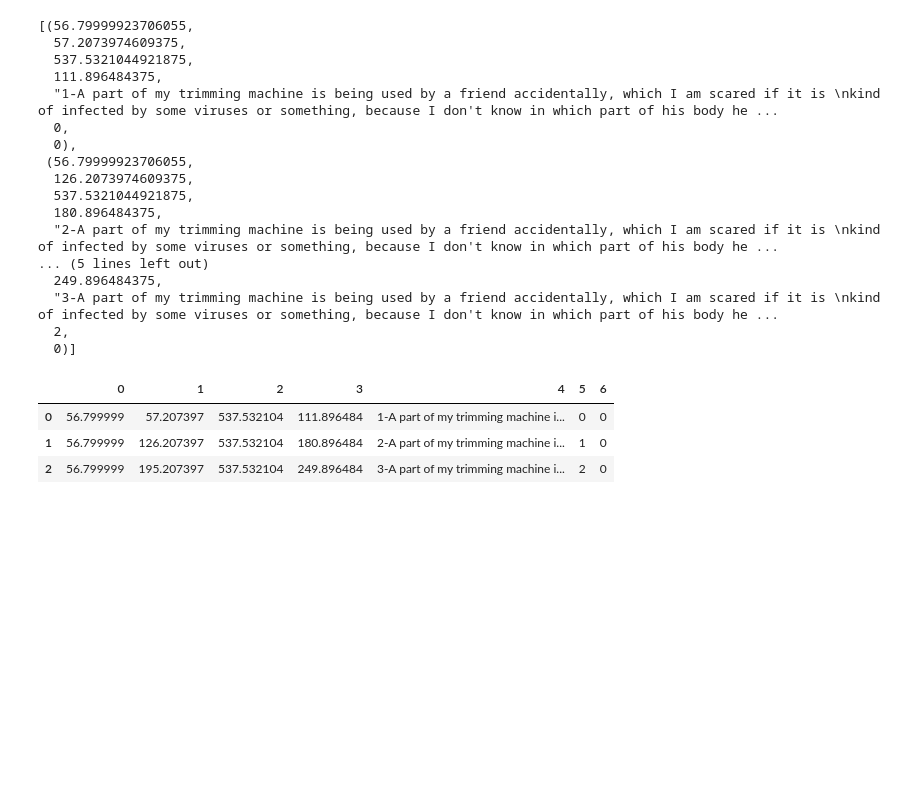
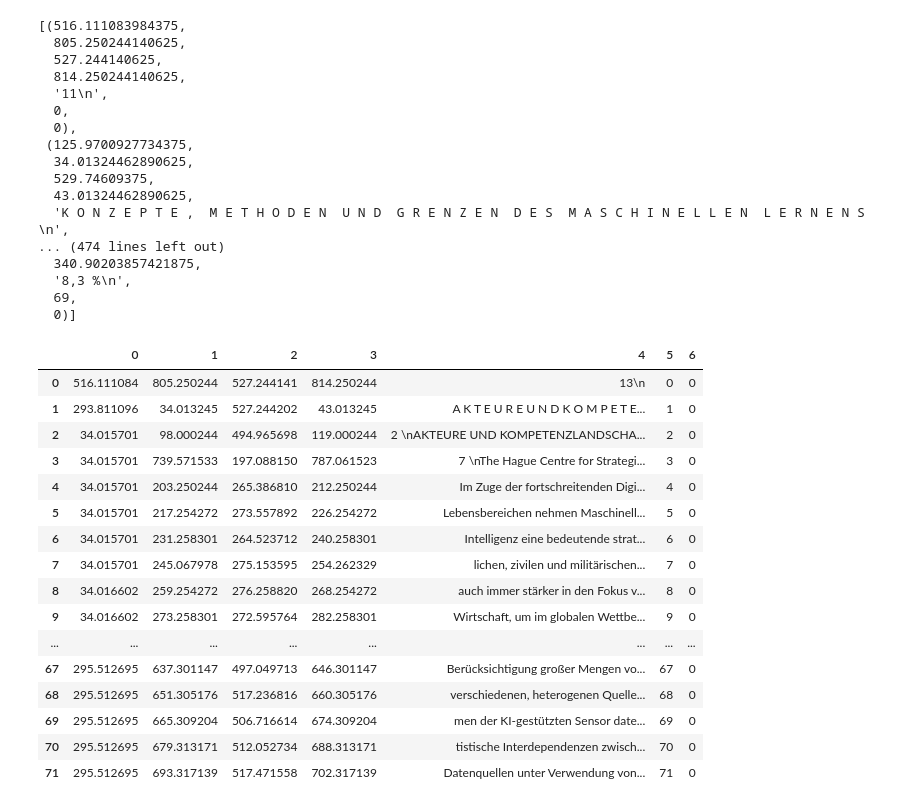
Before and after one commit to mjoudy/pdf_parsing, a Jupyter notebook: test_blocks.ipynb, the cells around one changed output. Drawn from its saved outputs; the diff is of its cells as text; code cells hidden in the pictures; blank space fills up the shorter version.

```diff
--- a/test_blocks.ipynb
+++ b/test_blocks.ipynb
@@ -3,36 +3,50 @@ import fitz  # PyMuPDF for PDF handling
 import pandas as pd  # For DataFrame handling
 import re  # Regular Expressions for text processing
 # %%
-pdf = fitz.open("c.pdf")  # Open PDF
+pdf = fitz.open("a.pdf")  # Open PDF
 # %%
-page13 = pdf.load_page(0)  # Load page 13
+page13 = pdf.load_page(12)  # Load page 15
 # %%
 text = page13.get_text("blocks")  # Extract text from page 13
 # %%
 text
 # %% [output]
-[(56.79999923706055,
-  57.2073974609375,
-  537.5321044921875,
-  111.896484375,
-  "1-A part of my trimming machine is being used by a friend accidentally, which I am scared if it is \nkind of infected by some viruses or something, because I don't know in which part of his body he ...
+[(516.111083984375,
+  805.250244140625,
+  527.244140625,
+  814.250244140625,
+  '11\n',
   0,
   0),
- (56.79999923706055,
-  126.2073974609375,
-  537.5321044921875,
-  180.896484375,
-  "2-A part of my trimming machine is being used by a friend accidentally, which I am scared if it is \nkind of infected by some viruses or something, because I don't know in which part of his body he ...
-... (5 lines left out)
-  249.896484375,
-  "3-A part of my trimming machine is being used by a friend accidentally, which I am scared if it is \nkind of infected by some viruses or something, because I don't know in which part of his body he ...
-  2,
+ (125.9700927734375,
+  34.01324462890625,
+  529.74609375,
+  43.01324462890625,
+  'K O N Z E P T E ,  M E T H O D E N  U N D  G R E N Z E N  D E S  M A S C H I N E L L E N  L E R N E N S \n',
+... (474 lines left out)
+  340.90203857421875,
+  '8,3 %\n',
+  69,
   0)]
 # %%
+pd.set_option("display.max_rows", None)  # Display all rows
 text_pd = pd.DataFrame(text)  # Convert text to DataFrame
 text_pd
 # %% [output]
 |  | 0 | 1 | 2 | 3 | 4 | 5 | 6 |
-| 0 | 56.799999 | 57.207397 | 537.532104 | 111.896484 | 1-A part of my trimming machine i... | 0 | 0 |
-| 1 | 56.799999 | 126.207397 | 537.532104 | 180.896484 | 2-A part of my trimming machine i... | 1 | 0 |
-| 2 | 56.799999 | 195.207397 | 537.532104 | 249.896484 | 3-A part of my trimming machine i... | 2 | 0 |
+| 0 | 516.111084 | 805.250244 | 527.244141 | 814.250244 | 13\n | 0 | 0 |
+| 1 | 293.811096 | 34.013245 | 527.244202 | 43.013245 | A K T E U R E U N D K O M P E T E... | 1 | 0 |
+| 2 | 34.015701 | 98.000244 | 494.965698 | 119.000244 | 2 \nAKTEURE UND KOMPETENZLANDSCHA... | 2 | 0 |
+| 3 | 34.015701 | 739.571533 | 197.088150 | 787.061523 | 7 \nThe Hague Centre for Strategi... | 3 | 0 |
+| 4 | 34.015701 | 203.250244 | 265.386810 | 212.250244 | Im Zuge der fortschreitenden Digi... | 4 | 0 |
+| 5 | 34.015701 | 217.254272 | 273.557892 | 226.254272 | Lebensbereichen nehmen Maschinell... | 5 | 0 |
+| 6 | 34.015701 | 231.258301 | 264.523712 | 240.258301 | Intelligenz eine bedeutende strat... | 6 | 0 |
+| 7 | 34.015701 | 245.067978 | 275.153595 | 254.262329 | lichen, zivilen und militärischen... | 7 | 0 |
+| 8 | 34.016602 | 259.254272 | 276.258820 | 268.254272 | auch immer stärker in den Fokus v... | 8 | 0 |
+| 9 | 34.016602 | 273.258301 | 272.595764 | 282.258301 | Wirtschaft, um im globalen Wettbe... | 9 | 0 |
+| ... | ... | ... | ... | ... | ... | ... | ... |
+| 67 | 295.512695 | 637.301147 | 497.049713 | 646.301147 | Berücksichtigung großer Mengen vo... | 67 | 0 |
+| 68 | 295.512695 | 651.305176 | 517.236816 | 660.305176 | verschiedenen, heterogenen Quelle... | 68 | 0 |
+| 69 | 295.512695 | 665.309204 | 506.716614 | 674.309204 | men der KI-gestützten Sensor date... | 69 | 0 |
+| 70 | 295.512695 | 679.313171 | 512.052734 | 688.313171 | tistische Interdependenzen zwisch... | 70 | 0 |
+| 71 | 295.512695 | 693.317139 | 517.471558 | 702.317139 | Datenquellen unter Verwendung von... | 71 | 0 |
```
Also changed, not shown: 7 other files.
